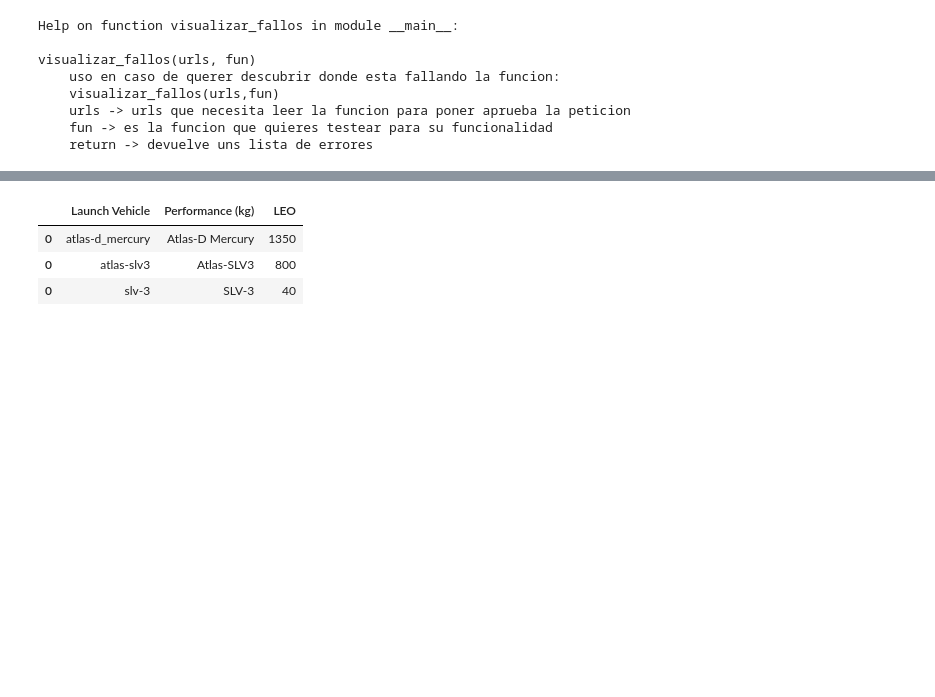
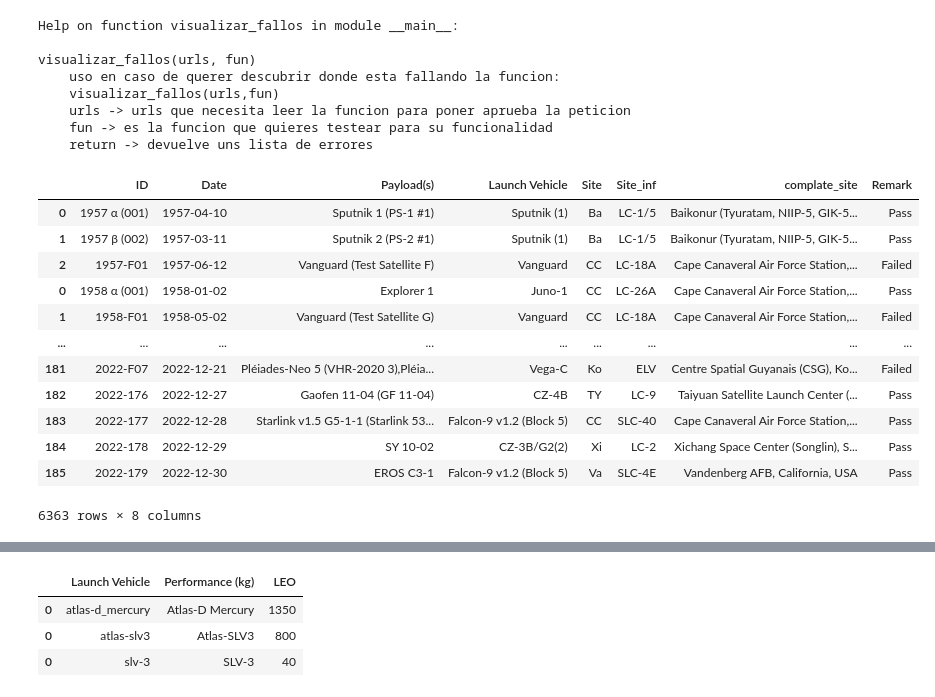
Before and after one commit to joeSL-ms/Desarrollo, a Jupyter notebook: Trabajo.ipynb, the cells around one changed output, grey strips where cells are left out. Cells and saved outputs as stored; diff of their text form; code cells hidden in the pictures; blank space fills up the shorter version.

```diff
--- a/Trabajo.ipynb
+++ b/Trabajo.ipynb
@@ -346,6 +346,22 @@ misiones=misiones.result()
 launches_list=launches.result()
 # %%
 rockes_1,rockes_2=rockets_table(launches_list)
+# %%
+misiones
+# %% [output]
+|  | ID | Date | Payload(s) | Launch Vehicle | Site | Site_inf | complate_site | Remark |
+| 0 | 1957 α (001) | 1957-04-10 | Sputnik 1 (PS-1 #1) | Sputnik (1) | Ba | LC-1/5 | Baikonur (Tyuratam, NIIP-5, GIK-5... | Pass |
+| 1 | 1957 β (002) | 1957-03-11 | Sputnik 2 (PS-2 #1) | Sputnik (1) | Ba | LC-1/5 | Baikonur (Tyuratam, NIIP-5, GIK-5... | Pass |
+| 2 | 1957-F01 | 1957-06-12 | Vanguard (Test Satellite F) | Vanguard | CC | LC-18A | Cape Canaveral Air Force Station,... | Failed |
+| 0 | 1958 α (001) | 1958-01-02 | Explorer 1 | Juno-1 | CC | LC-26A | Cape Canaveral Air Force Station,... | Pass |
+| 1 | 1958-F01 | 1958-05-02 | Vanguard (Test Satellite G) | Vanguard | CC | LC-18A | Cape Canaveral Air Force Station,... | Failed |
+| ... | ... | ... | ... | ... | ... | ... | ... | ... |
+| 181 | 2022-F07 | 2022-12-21 | Pléiades-Neo 5 (VHR-2020 3),Pléia... | Vega-C | Ko | ELV | Centre Spatial Guyanais (CSG), Ko... | Failed |
+| 182 | 2022-176 | 2022-12-27 | Gaofen 11-04 (GF 11-04) | CZ-4B | TY | LC-9 | Taiyuan Satellite Launch Center (... | Pass |
+| 183 | 2022-177 | 2022-12-28 | Starlink v1.5 G5-1-1 (Starlink 53... | Falcon-9 v1.2 (Block 5) | CC | SLC-40 | Cape Canaveral Air Force Station,... | Pass |
+| 184 | 2022-178 | 2022-12-29 | SY 10-02 | CZ-3B/G2(2) | Xi | LC-2 | Xichang Space Center (Songlin), S... | Pass |
+| 185 | 2022-179 | 2022-12-30 | EROS C3-1 | Falcon-9 v1.2 (Block 5) | Va | SLC-4E | Vandenberg AFB, California, USA | Pass |
+6363 rows × 8 columns
 # %%
 rockes_1
 # %% [output]
```
Also changed, not shown: parts of 65 cells of this notebook, 7 other files.
